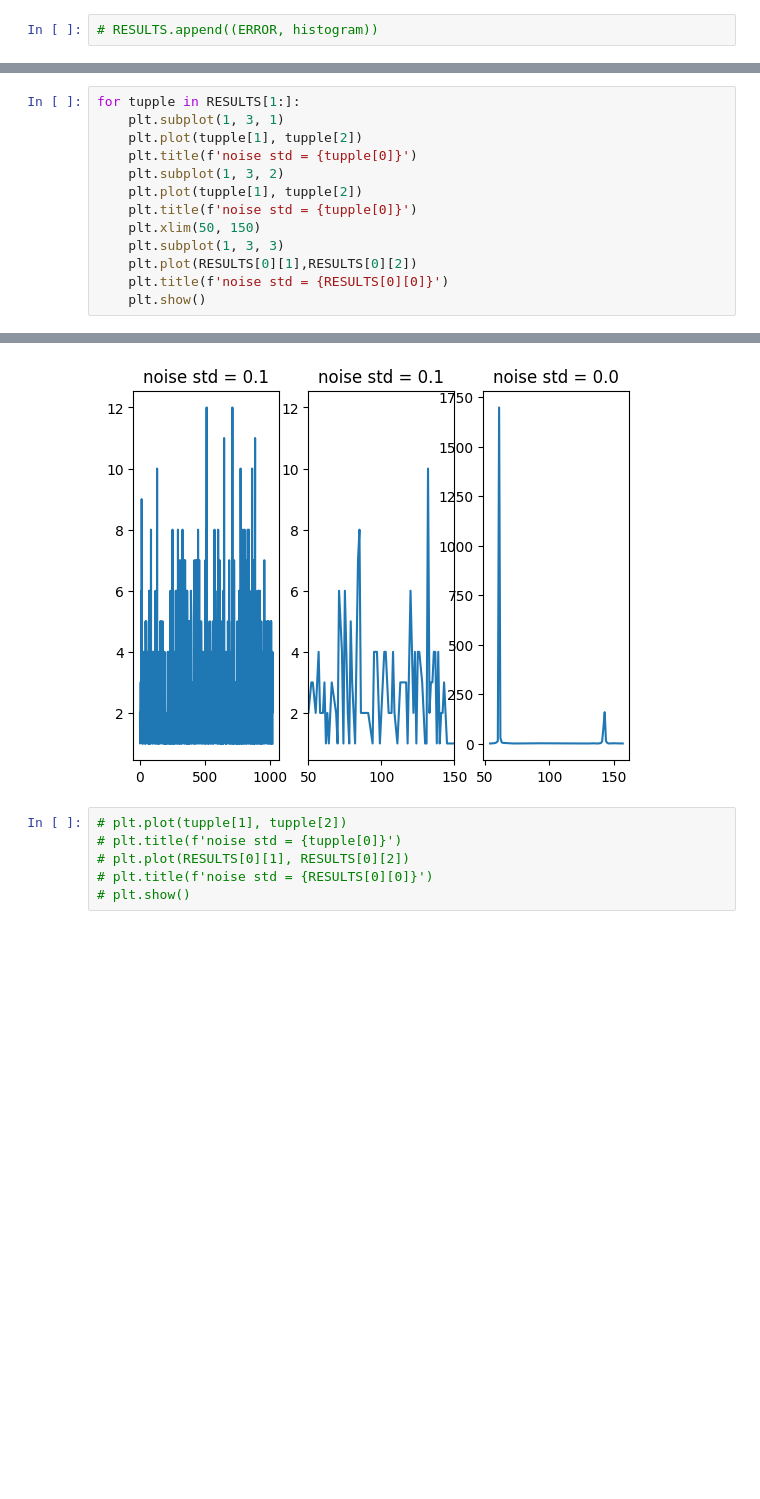
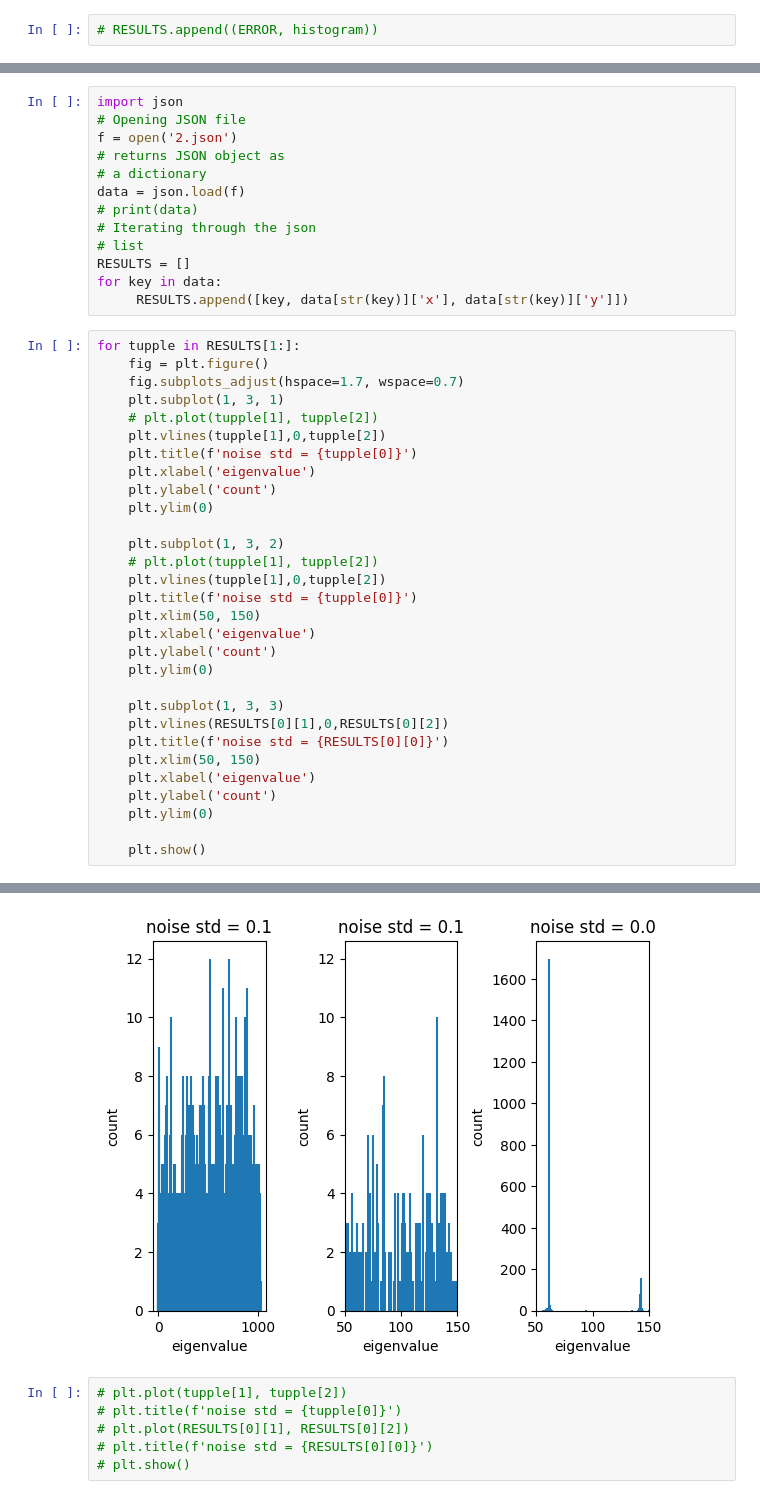
Before and after one commit to UralmashFox/Quantum_HHL, a Jupyter notebook: qpe_error/pe_HERMITIAN_noised.ipynb, the cells around one changed output, grey strips where cells are left out. Saved outputs shown, nothing was run; the diff lists cells and outputs as text; blank space fills up the shorter version.

```diff
--- a/qpe_error/pe_HERMITIAN_noised.ipynb
+++ b/qpe_error/pe_HERMITIAN_noised.ipynb
@@ -177,14 +186,44 @@ len(RESULTS)
+# %%
+import json
+# Opening JSON file
+f = open('2.json')
+# returns JSON object as
+# a dictionary
+data = json.load(f)
+# print(data)
+# Iterating through the json
+# list
+RESULTS = []
+for key in data:
+     RESULTS.append([key, data[str(key)]['x'], data[str(key)]['y']])
 # %%
 for tupple in RESULTS[1:]:
+    fig = plt.figure()
+    fig.subplots_adjust(hspace=1.7, wspace=0.7)
     plt.subplot(1, 3, 1)
-    plt.plot(tupple[1], tupple[2])
+    # plt.plot(tupple[1], tupple[2])
+    plt.vlines(tupple[1],0,tupple[2])
     plt.title(f'noise std = {tupple[0]}')
+    plt.xlabel('eigenvalue')
+    plt.ylabel('count')
+    plt.ylim(0)
+
     plt.subplot(1, 3, 2)
-    plt.plot(tupple[1], tupple[2])
+    # plt.plot(tupple[1], tupple[2])
+    plt.vlines(tupple[1],0,tupple[2])
     plt.title(f'noise std = {tupple[0]}')
     plt.xlim(50, 150)
+    plt.xlabel('eigenvalue')
+    plt.ylabel('count')
+    plt.ylim(0)
+
     plt.subplot(1, 3, 3)
-    plt.plot(RESULTS[0][1],RESULTS[0][2])
+    plt.vlines(RESULTS[0][1],0,RESULTS[0][2])
     plt.title(f'noise std = {RESULTS[0][0]}')
+    plt.xlim(50, 150)
+    plt.xlabel('eigenvalue')
+    plt.ylabel('count')
+    plt.ylim(0)
+
     plt.show()
 # %% [output]
@@ -194,4 +233,4 @@ for tupple in RESULTS[1:]:
-[figure, old version]
+[figure, new version]
 # %%
 # plt.plot(tupple[1], tupple[2])
 # plt.title(f'noise std = {tupple[0]}')
```
Also changed, not shown: parts of 13 cells of this notebook, 19 other files.
